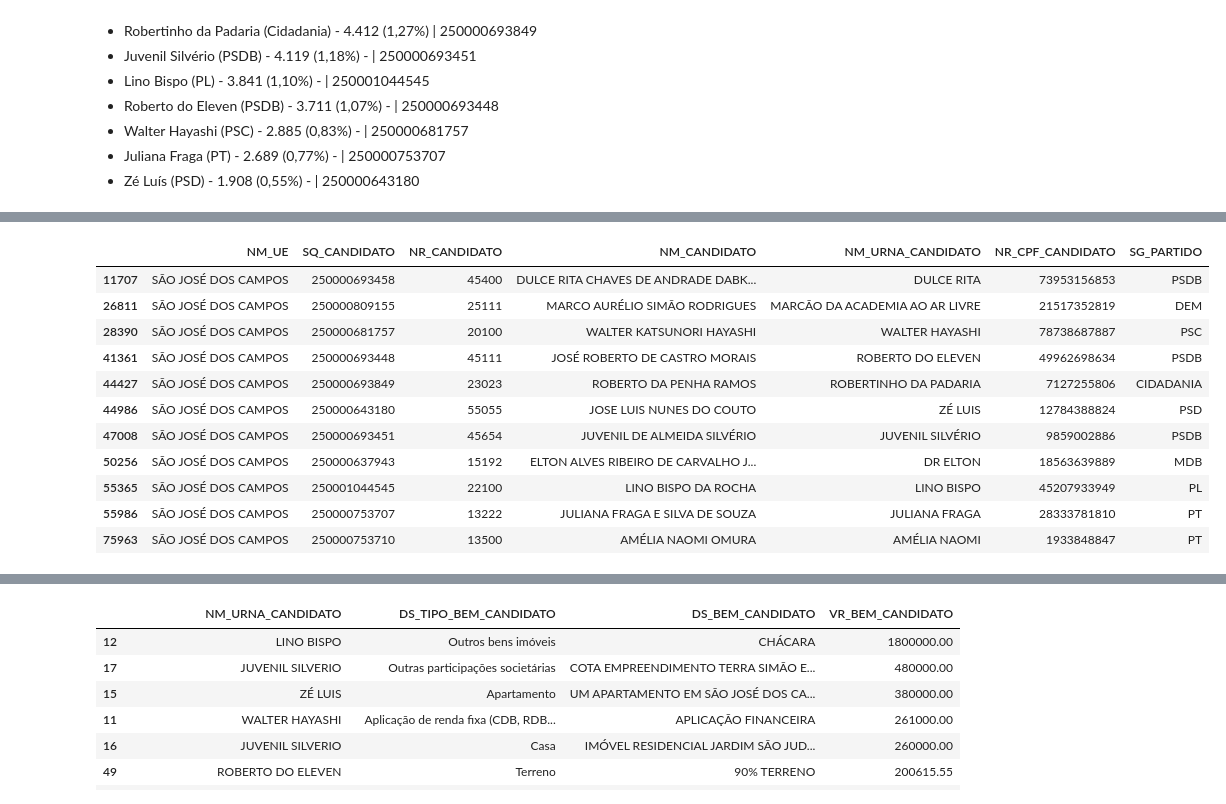
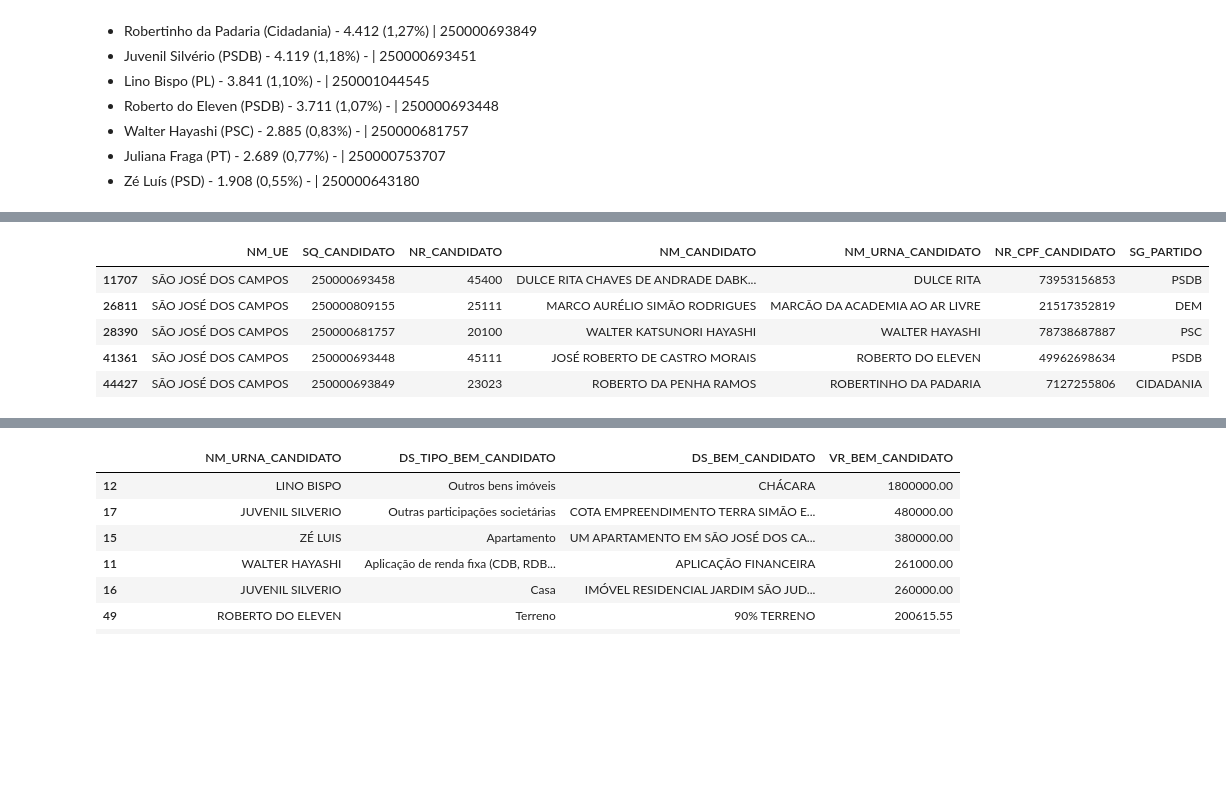
Before and after one commit to gusrobert/analiseDadosBensDeclarados, a Jupyter notebook: bensDeclaradosCandidatosReeleitos.ipynb, the cells around one changed output, grey strips where cells are left out. Drawn from its saved outputs; the diff is of its cells as text; code cells hidden in the pictures; blank space fills up the shorter version.

```diff
--- a/bensDeclaradosCandidatosReeleitos.ipynb
+++ b/bensDeclaradosCandidatosReeleitos.ipynb
@@ -73,18 +67,12 @@ reeleitos2016
 # %%
-reeleitos2020
+reeleitos2020.head()
 # %% [output]
 |  | NM_UE | SQ_CANDIDATO | NR_CANDIDATO | NM_CANDIDATO | NM_URNA_CANDIDATO | NR_CPF_CANDIDATO | SG_PARTIDO |
 | 11707 | SÃO JOSÉ DOS CAMPOS | 250000693458 | 45400 | DULCE RITA CHAVES DE ANDRADE DABK... | DULCE RITA | 73953156853 | PSDB |
 | 26811 | SÃO JOSÉ DOS CAMPOS | 250000809155 | 25111 | MARCO AURÉLIO SIMÃO RODRIGUES | MARCÃO DA ACADEMIA AO AR LIVRE | 21517352819 | DEM |
 | 28390 | SÃO JOSÉ DOS CAMPOS | 250000681757 | 20100 | WALTER KATSUNORI HAYASHI | WALTER HAYASHI | 78738687887 | PSC |
 | 41361 | SÃO JOSÉ DOS CAMPOS | 250000693448 | 45111 | JOSÉ ROBERTO DE CASTRO MORAIS | ROBERTO DO ELEVEN | 49962698634 | PSDB |
 | 44427 | SÃO JOSÉ DOS CAMPOS | 250000693849 | 23023 | ROBERTO DA PENHA RAMOS | ROBERTINHO DA PADARIA | 7127255806 | CIDADANIA |
-| 44986 | SÃO JOSÉ DOS CAMPOS | 250000643180 | 55055 | JOSE LUIS NUNES DO COUTO | ZÉ LUIS | 12784388824 | PSD |
-| 47008 | SÃO JOSÉ DOS CAMPOS | 250000693451 | 45654 | JUVENIL DE ALMEIDA SILVÉRIO | JUVENIL SILVÉRIO | 9859002886 | PSDB |
-| 50256 | SÃO JOSÉ DOS CAMPOS | 250000637943 | 15192 | ELTON ALVES RIBEIRO DE CARVALHO J... | DR ELTON | 18563639889 | MDB |
-| 55365 | SÃO JOSÉ DOS CAMPOS | 250001044545 | 22100 | LINO BISPO DA ROCHA | LINO BISPO | 45207933949 | PL |
-| 55986 | SÃO JOSÉ DOS CAMPOS | 250000753707 | 13222 | JULIANA FRAGA E SILVA DE SOUZA | JULIANA FRAGA | 28333781810 | PT |
-| 75963 | SÃO JOSÉ DOS CAMPOS | 250000753710 | 13500 | AMÉLIA NAOMI OMURA | AMÉLIA NAOMI | 1933848847 | PT |
 # %%
 bens2016_filter = bens_2016[bens_2016['SQ_CANDIDATO'].isin(list_SQ_CANDIDATO_2016)]
 bens2020_filter = bens_2020[bens_2020['SQ_CANDIDATO'].isin(list_SQ_CANDIDATO_2020)]
```
Also changed, not shown: parts of 3 cells of this notebook.
